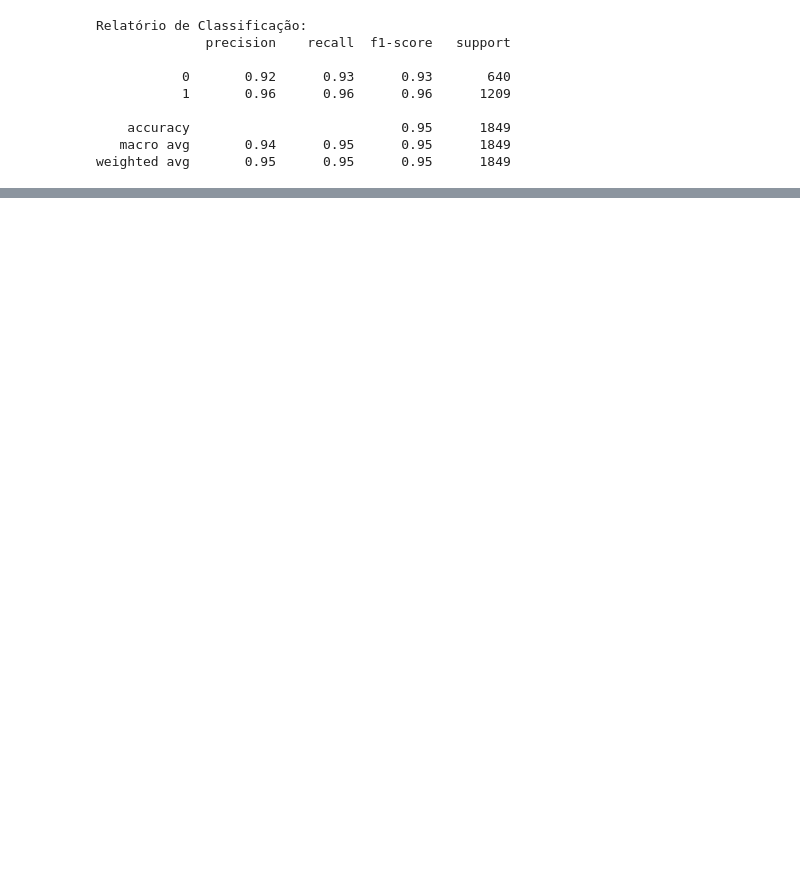
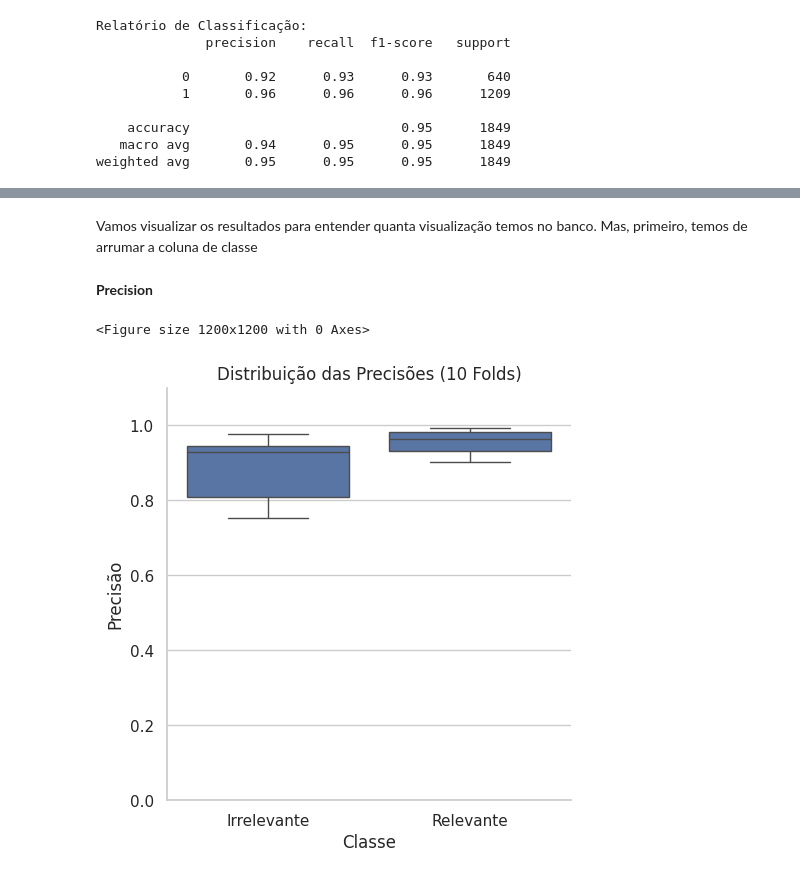
Before and after one commit to PedroSchmalz/FLP0478, a Jupyter notebook: book/aulas/aula8/aula8.ipynb, the cells around one changed output, grey strips where cells are left out. Cells and saved outputs as stored; diff of their text form; code cells hidden in the pictures; blank space fills up the shorter version.

```diff
--- a/book/aulas/aula8/aula8.ipynb
+++ b/book/aulas/aula8/aula8.ipynb
@@ -834,0 +484,7 @@ Agora sim conseguimos ver com mais clareza o que está acontecendo: Nos textos r
+# %%
+from sklearn.model_selection import KFold
+
+kf = KFold(n_splits=10) # O default é 5
+
+# Vamos checar o número de splits
+kf.get_n_splits(X)
@@ -834,0 +495,5 @@ Agora sim conseguimos ver com mais clareza o que está acontecendo: Nos textos r
+# %%
+for i, (train_index, test_index) in enumerate(kf.split(X)):
+  print(f"Dobra (Fold) {i}:")
+  print(f"  Treino: indíces={train_index}")
+  print(f"  Teste:  indíces={test_index}")
@@ -834,0 +518,5 @@ Agora sim conseguimos ver com mais clareza o que está acontecendo: Nos textos r
+# %%
+for i, (train_index, test_index) in enumerate(kf.split(X)):
+  print(f"Dobra (Fold) {i}:")
+  print(f"  Treino: tamanho={len(train_index)}")
+  print(f"  Teste:  tamanho={len(test_index)}")
@@ -834,0 +625,31 @@ Agora sim conseguimos ver com mais clareza o que está acontecendo: Nos textos r
+# %% [markdown]
+Vamos visualizar os resultados para entender quanta visualização temos no banco. Mas, primeiro, temos de arrumar a coluna de classe
+# %%
+
+def condicao(x):
+    if x == 1:
+        return "Relevante"
+    else:
+        return "Irrelevante"
+
+
+resultados['Classe'] = resultados['Classe'].apply(condicao)
+# %% [markdown]
+**Precision**
+# %%
+# Configure o estilo do Seaborn (opcional)
+sns.set(style="whitegrid")
+
+plt.figure(figsize=(12, 12))  # Ajuste o tamanho do gráfico, se necessário
+sns.catplot(data=resultados, x="Classe", y="Precision", kind="box")
+sns.despine()
+
+plt.ylabel("Precisão")
+plt.xlabel("Classe")
+plt.title("Distribuição das Precisões (10 Folds)")
+plt.ylim(0, 1.1)
+
+plt.show()
+# %% [output]
+<Figure size 1200x1200 with 0 Axes>
+[figure, added]
```
Also changed, not shown: parts of 199 cells of this notebook, 3 other files.
